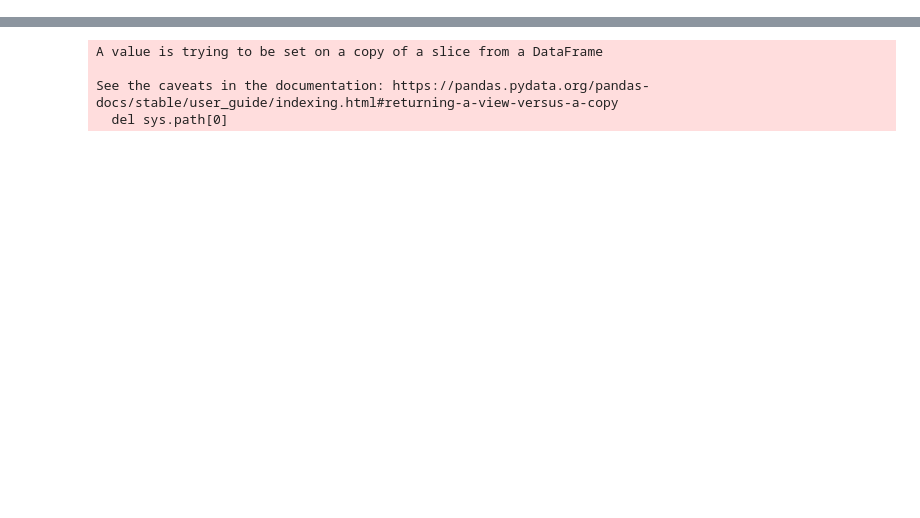
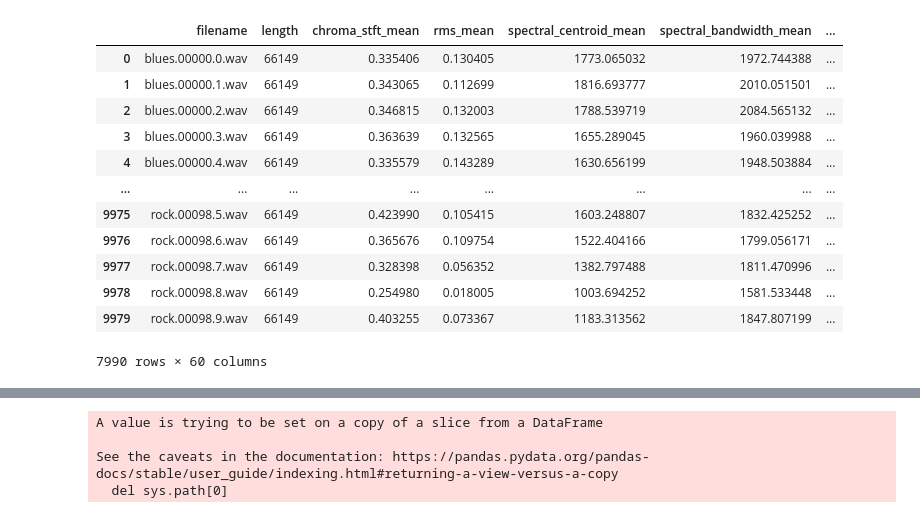
Before and after one commit to 0-b1t/genre_classification, a Jupyter notebook: models/stratification.ipynb, the cells around one changed output, grey strips where cells are left out. Drawn from its saved outputs; the diff is of its cells as text; code cells hidden in the pictures; blank space fills up the shorter version.

```diff
--- a/models/stratification.ipynb
+++ b/models/stratification.ipynb
@@ -67,14 +71,20 @@ short_og = short.copy()
 # %% [output]
 [interactive output not drawn]
 # %%
-# log transform the mfcc variance
-cc_var_cols = [f"mfcc{x}_var" for x in range(1, 21)]
-logged_cc_var_long_df = long.copy()
-logged_cc_var_short_df = short.copy()
-for col in cc_var_cols:
-    logged_cc_var_long_df[col + "_logged"] = np.log(logged_cc_var_long_df[col])
-    logged_cc_var_long_df = logged_cc_var_long_df.drop(col, 1)
-    logged_cc_var_short_df[col + "_logged"] = np.log(logged_cc_var_short_df[col])
-    logged_cc_var_short_df = logged_cc_var_short_df.drop(col, 1)
+var_cols = short.columns[short.columns.str.contains("_var")]
+logged_var_long_df = long.copy()
+logged_var_short_df = short.copy()
+for col in var_cols:
+    logged_var_long_df[col + "_logged"] = np.log(logged_var_long_df[col])
+    logged_var_long_df = logged_var_long_df.drop(col, 1)
+    logged_var_short_df[col + "_logged"] = np.log(logged_var_short_df[col])
+    logged_var_short_df = logged_var_short_df.drop(col, 1)
 # %% [output]
 [interactive output not drawn]
+# %%
+long_X = logged_var_long_df.drop("label", 1)
+long_y = logged_var_long_df["label"]
+
+long_X_train, long_X_test, long_y_train, long_y_test = train_test_split(
+    long_X, long_y, test_size=0.2, random_state=34, stratify=long_y
+)
@@ -80,0 +93,20 @@ for col in cc_var_cols:
+# %%
+files_stripped = long_X_train["filename"].str.strip(".wav")
+short_train_df = logged_var_short_df[
+    logged_var_short_df["filename"].str.slice(0, -6).isin(list(files_stripped))
+]
+short_train_df
+# %% [output]
+|  | filename | length | chroma_stft_mean | rms_mean | spectral_centroid_mean | spectral_bandwidth_mean | ... |
+| 0 | blues.00000.0.wav | 66149 | 0.335406 | 0.130405 | 1773.065032 | 1972.744388 | ... |
+| 1 | blues.00000.1.wav | 66149 | 0.343065 | 0.112699 | 1816.693777 | 2010.051501 | ... |
+| 2 | blues.00000.2.wav | 66149 | 0.346815 | 0.132003 | 1788.539719 | 2084.565132 | ... |
+| 3 | blues.00000.3.wav | 66149 | 0.363639 | 0.132565 | 1655.289045 | 1960.039988 | ... |
+| 4 | blues.00000.4.wav | 66149 | 0.335579 | 0.143289 | 1630.656199 | 1948.503884 | ... |
+| ... | ... | ... | ... | ... | ... | ... | ... |
+| 9975 | rock.00098.5.wav | 66149 | 0.423990 | 0.105415 | 1603.248807 | 1832.425252 | ... |
+| 9976 | rock.00098.6.wav | 66149 | 0.365676 | 0.109754 | 1522.404166 | 1799.056171 | ... |
+| 9977 | rock.00098.7.wav | 66149 | 0.328398 | 0.056352 | 1382.797488 | 1811.470996 | ... |
+| 9978 | rock.00098.8.wav | 66149 | 0.254980 | 0.018005 | 1003.694252 | 1581.533448 | ... |
+| 9979 | rock.00098.9.wav | 66149 | 0.403255 | 0.073367 | 1183.313562 | 1847.807199 | ... |
+7990 rows × 60 columns
```
Also changed, not shown: parts of 25 cells of this notebook, 5 other files.
